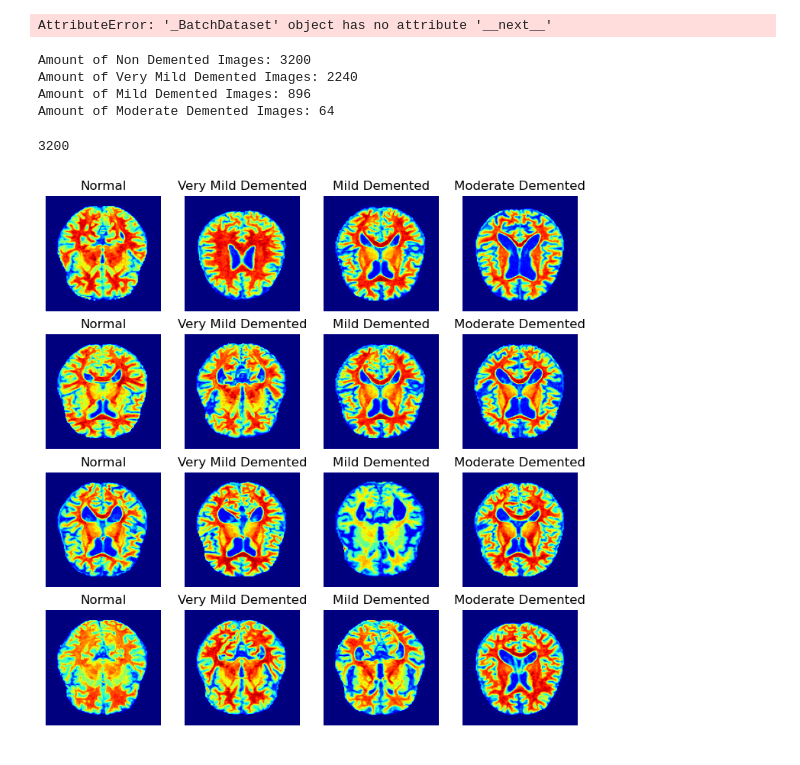
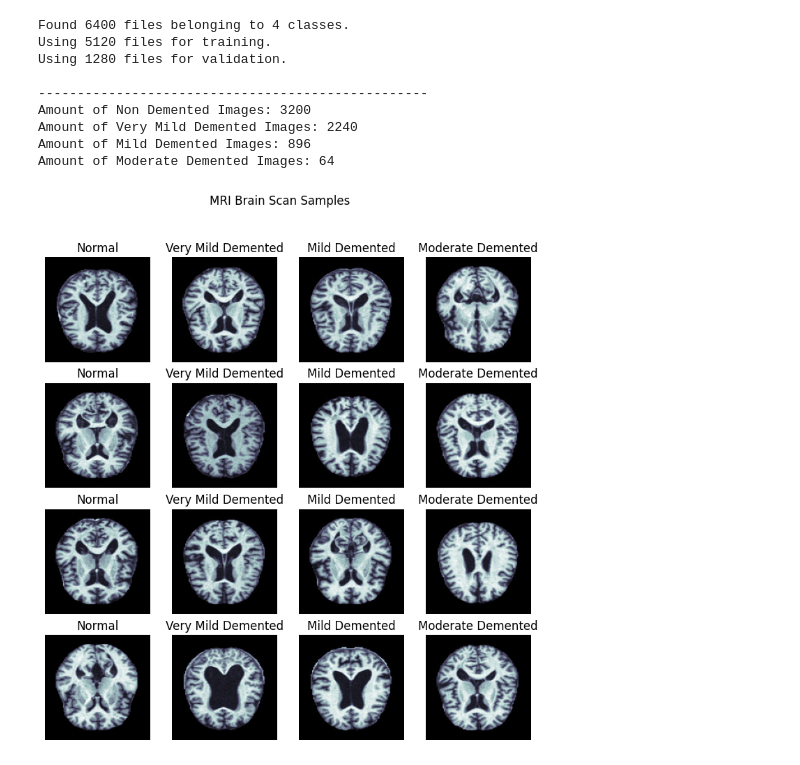
Before and after one commit to KyleHoss/Data-Science-Portfolio, a Jupyter notebook: Alzheimers-Classifier/Alzheimers.ipynb, the cells around one changed output. Cells and saved outputs as stored; diff of their text form; code cells hidden in the pictures.

```diff
--- a/Alzheimers-Classifier/Alzheimers.ipynb
+++ b/Alzheimers-Classifier/Alzheimers.ipynb
@@ -36,19 +55,16 @@ Using 1920 files for validation.
-# %%
-labels = test_df.class
-
-images=samples[0]
-target = samples[1]
-
-plt.figure(figsize=(20,20))
-for i in range(BATCH_SIZE):
-    plt.subplot(5,5,i+1)
-    plt.subplots_adjust(hspace=0.2,wspace=.2)
-    plt.imshow(train_df[i], cmap='gray')
-    plt.title(f"Class: {labels[int(target[i])]}")
-    plt.axis('off')
-# %% [output]
-AttributeError: '_BatchDataset' object has no attribute '__next__'
 # %%
+# Create Training and testing DataFrames
+train_df, test_df = tf.keras.preprocessing.image_dataset_from_directory(directory=BASE_DIR,
+                                                                        color_mode='grayscale',
+                                                                        label_mode='int',
+                                                                        batch_size=BATCH_SIZE,
+                                                                        image_size=(IMAGE_HEIGHT,IMAGE_WIDTH),
+                                                                        validation_split=.2,
+                                                                        subset='both',
+                                                                        shuffle=True,
+                                                                        seed=0)
+
+print('\n'+50*'-')
 # Non Demented Images
 non_images = glob(BASE_DIR + 'Non_Demented/*.jpg')
 print('Amount of Non Demented Images:',len(non_images))
@@ -65,55 +81,62 @@ print('Amount of Mild Demented Images:',len(mild_images))
 moderate_images = glob(BASE_DIR + '/Moderate_Demented/*.jpg')
 print('Amount of Moderate Demented Images:',len(moderate_images))
 # %% [output]
+Found 6400 files belonging to 4 classes.
+Using 5120 files for training.
+Using 1280 files for validation.
+
+--------------------------------------------------
 Amount of Non Demented Images: 3200
 Amount of Very Mild Demented Images: 2240
 Amount of Mild Demented Images: 896
 Amount of Moderate Demented Images: 64
-# %%
-print(len(non_images))
-# %% [output]
-3200
 # %%
+
+# Figure Variables
+rows = 4
+colorMap = 'bone'
+
+# Set Figure Size
 plt.figure(figsize=(9,9))
+plt.suptitle('MRI Brain Scan Samples')
 
-colorMap = 'jet'
-rows = 4
+# Add Counter
+j=1
 
-j=1
 # Plot image for normal lungs
 for i in range(rows):
 
     # Build Image & store in variable
     non_image = np.asarray(plt.imread(non_images[i]))
     very_mild_image = np.asarray(plt.imread(very_mild_images[i]))
     mild_image = np.asarray(plt.imread(mild_images[i]))
     moderate_image = np.asarray(plt.imread(moderate_images[i]))
 
     plt.subplot(rows, 4, j)
     plt.imshow(non_image, cmap=colorMap)
     plt.title("Normal")
     plt.axis('off')
     j = j+1
 
     plt.subplot(rows,4,j)
     plt.imshow(very_mild_image, cmap=colorMap)
     plt.title('Very Mild Demented')
     plt.axis('off')
     j = j+1
 
     plt.subplot(rows,4,j)
     plt.imshow(mild_image, cmap= colorMap)
     plt.title('Mild Demented')
     plt.axis('off')
     j = j+1
 
     plt.subplot(rows,4,j)
     plt.imshow(moderate_image, cmap=colorMap)
     plt.title('Moderate Demented')
     plt.axis('off')
     j = j+1
 # %% [output]
-[figure, old version]
+[figure, new version]
 # %%
 # Input Variables
 EPOCHS = 15
```
Also changed, not shown: parts of 12 cells of this notebook, 2 other files.
